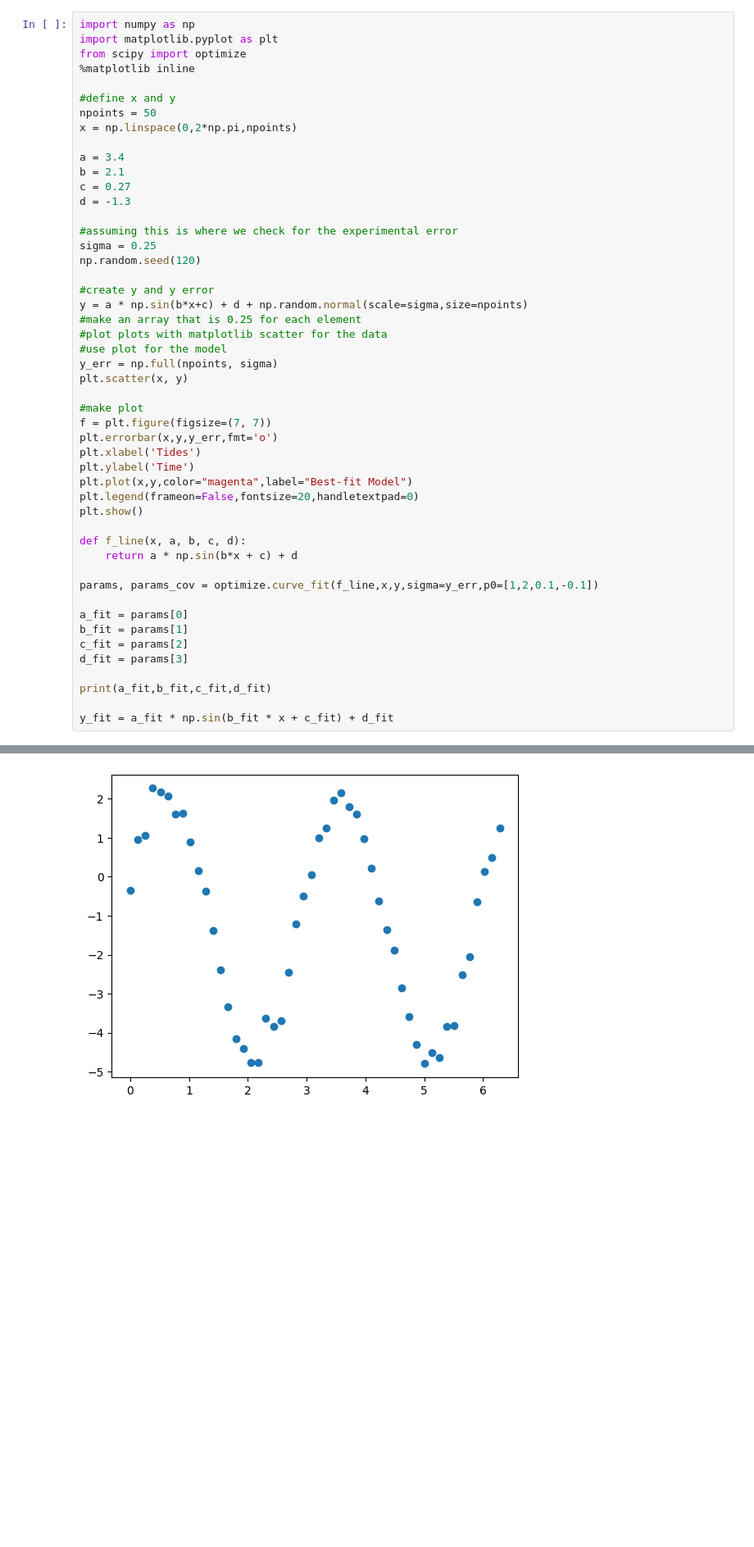
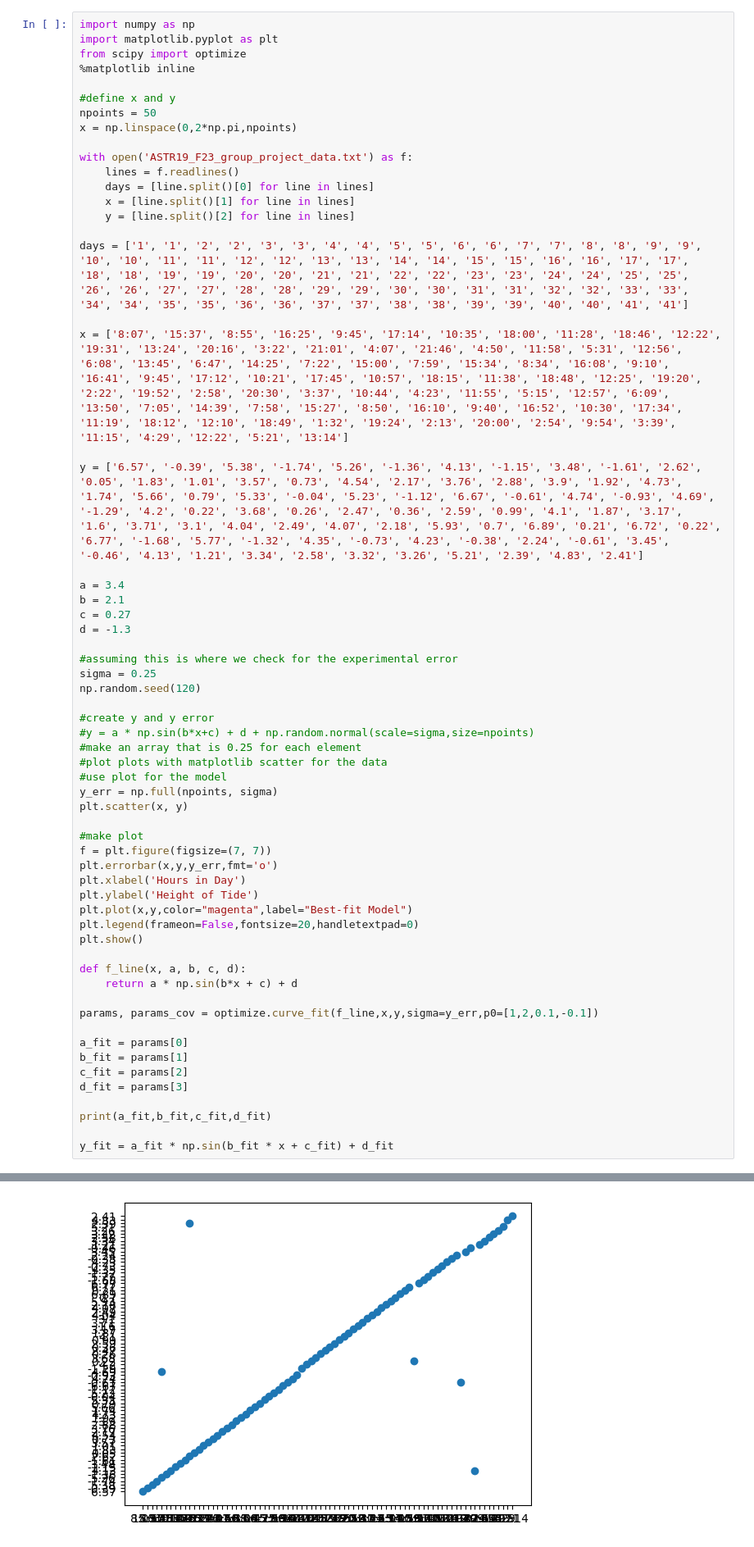
Before and after one commit to Oolongtea02/astr19GroupProject, a Jupyter notebook: JST_Group_Project.ipynb, the cells around one changed output, grey strips where cells are left out. Shown at 82% size. Cells and saved outputs as stored; diff of their text form; blank space fills up the shorter version.

Commit message:
Updated plot with data set

```diff
--- a/JST_Group_Project.ipynb
+++ b/JST_Group_Project.ipynb
@@ -9,6 +9,18 @@ from scipy import optimize
 #define x and y
 npoints = 50
 x = np.linspace(0,2*np.pi,npoints)
+
+with open('ASTR19_F23_group_project_data.txt') as f:
+    lines = f.readlines()
+    days = [line.split()[0] for line in lines]
+    x = [line.split()[1] for line in lines]
+    y = [line.split()[2] for line in lines]
+
+days = ['1', '1', '2', '2', '3', '3', '4', '4', '5', '5', '6', '6', '7', '7', '8', '8', '9', '9', '10', '10', '11', '11', '12', '12', '13', '13', '14', '14', '15', '15', '16', '16', '17', '17', '18', '18', '19', '19', '20', '20', '21', '21', '22', '22', '23', '23', '24', '24', '25', '25', '26', '26', '27', '27', '28', '28', '29', '29', '30', '30', '31', '31', '32', '32', '33', '33', '34', '34', '35', '35', '36', '36', '37', '37', '38', '38', '39', '39', '40', '40', '41', '41']
+
+x = ['8:07', '15:37', '8:55', '16:25', '9:45', '17:14', '10:35', '18:00', '11:28', '18:46', '12:22', '19:31', '13:24', '20:16', '3:22', '21:01', '4:07', '21:46', '4:50', '11:58', '5:31', '12:56', '6:08', '13:45', '6:47', '14:25', '7:22', '15:00', '7:59', '15:34', '8:34', '16:08', '9:10', '16:41', '9:45', '17:12', '10:21', '17:45', '10:57', '18:15', '11:38', '18:48', '12:25', '19:20', '2:22', '19:52', '2:58', '20:30', '3:37', '10:44', '4:23', '11:55', '5:15', '12:57', '6:09', '13:50', '7:05', '14:39', '7:58', '15:27', '8:50', '16:10', '9:40', '16:52', '10:30', '17:34', '11:19', '18:12', '12:10', '18:49', '1:32', '19:24', '2:13', '20:00', '2:54', '9:54', '3:39', '11:15', '4:29', '12:22', '5:21', '13:14']
+
+y = ['6.57', '-0.39', '5.38', '-1.74', '5.26', '-1.36', '4.13', '-1.15', '3.48', '-1.61', '2.62', '0.05', '1.83', '1.01', '3.57', '0.73', '4.54', '2.17', '3.76', '2.88', '3.9', '1.92', '4.73', '1.74', '5.66', '0.79', '5.33', '-0.04', '5.23', '-1.12', '6.67', '-0.61', '4.74', '-0.93', '4.69', '-1.29', '4.2', '0.22', '3.68', '0.26', '2.47', '0.36', '2.59', '0.99', '4.1', '1.87', '3.17', '1.6', '3.71', '3.1', '4.04', '2.49', '4.07', '2.18', '5.93', '0.7', '6.89', '0.21', '6.72', '0.22', '6.77', '-1.68', '5.77', '-1.32', '4.35', '-0.73', '4.23', '-0.38', '2.24', '-0.61', '3.45', '-0.46', '4.13', '1.21', '3.34', '2.58', '3.32', '3.26', '5.21', '2.39', '4.83', '2.41']
 
 a = 3.4
 b = 2.1
@@ -20,7 +32,7 @@ sigma = 0.25
 np.random.seed(120)
 
 #create y and y error
-y = a * np.sin(b*x+c) + d + np.random.normal(scale=sigma,size=npoints)
+#y = a * np.sin(b*x+c) + d + np.random.normal(scale=sigma,size=npoints)
 #make an array that is 0.25 for each element
 #plot plots with matplotlib scatter for the data
 #use plot for the model
@@ -30,8 +42,8 @@ plt.scatter(x, y)
 #make plot
 f = plt.figure(figsize=(7, 7))
 plt.errorbar(x,y,y_err,fmt='o')
-plt.xlabel('Tides')
-plt.ylabel('Time')
+plt.xlabel('Hours in Day')
+plt.ylabel('Height of Tide')
 plt.plot(x,y,color="magenta",label="Best-fit Model")
 plt.legend(frameon=False,fontsize=20,handletextpad=0)
 plt.show()
@@ -53 +66 @@ y_fit = a_fit * np.sin(b_fit * x + c_fit) + d_fit
-[figure, old version]
+[figure, new version]
```
Also changed, not shown: parts of 3 cells of this notebook.
